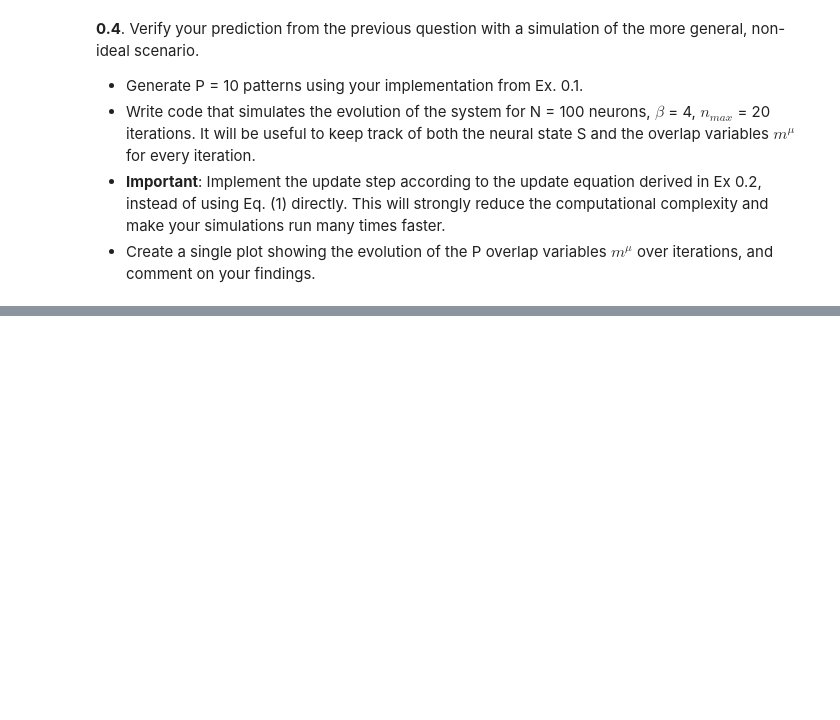
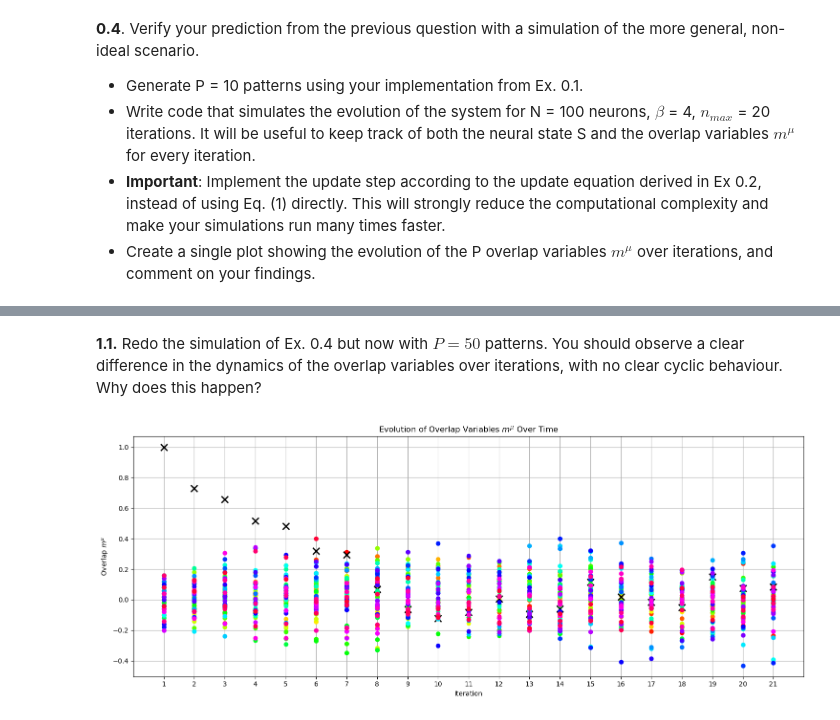
Before and after one commit to frossardr/H-et-R-project, a Jupyter notebook: Cyclic_hopfield_networks.ipynb, the cells around one changed output, grey strips where cells are left out. Drawn from its saved outputs; the diff is of its cells as text; code cells hidden in the pictures; blank space fills up the shorter version.

```diff
--- a/Cyclic_hopfield_networks.ipynb
+++ b/Cyclic_hopfield_networks.ipynb
@@ -143,0 +241,8 @@ Therefore, the cycle repeats indefinitely, meaning the system cycles through the
+# %% [markdown]
+**1.1.** Redo the simulation of Ex. 0.4 but now with $P = 50$ patterns. You should observe a clear difference
+in the dynamics of the overlap variables over iterations, with no clear cyclic behaviour. Why does this
+happen?
+# %%
+overlaps_p50 = cyclic_hopfield_simulation(P=50, plot=True)
+# %% [output]
+[figure, added]
```
Also changed, not shown: parts of 11 cells of this notebook.
